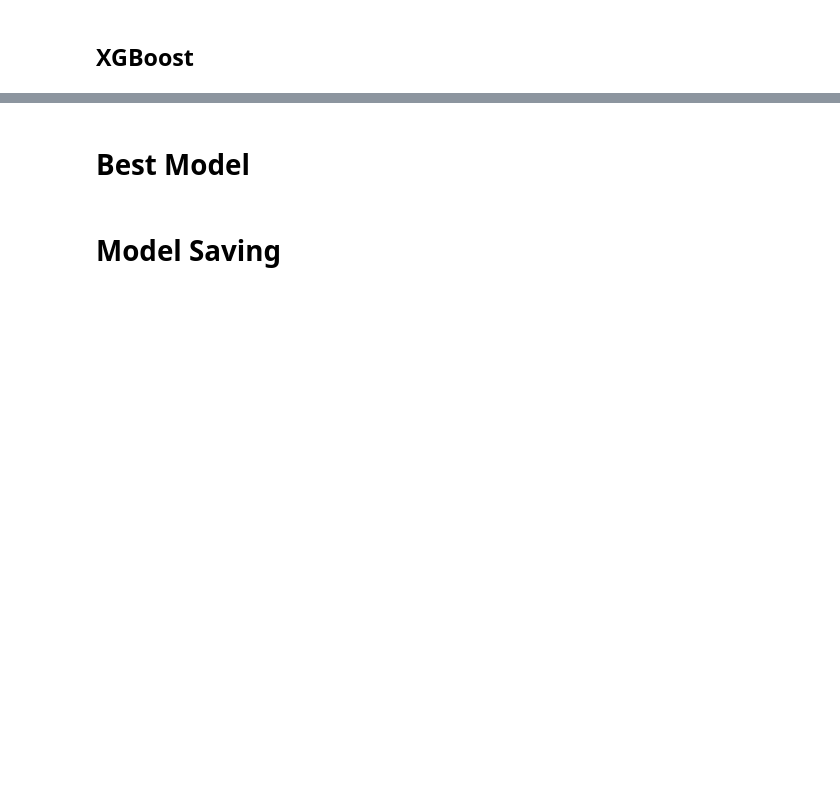
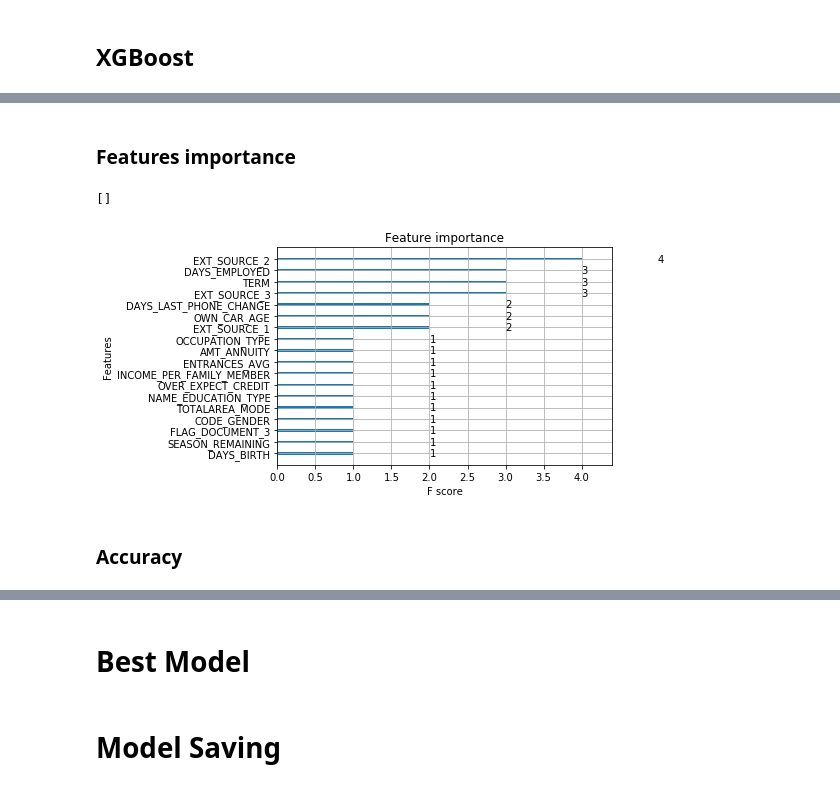
Before and after one commit to Julien-paulet/Ds_Projet7, a Jupyter notebook: P7_PAULET_JULIEN_MODEL.ipynb, the cells around one changed output, grey strips where cells are left out. Drawn from its saved outputs; the diff is of its cells as text; code cells hidden in the pictures; blank space fills up the shorter version.

```diff
--- a/P7_PAULET_JULIEN_MODEL.ipynb
+++ b/P7_PAULET_JULIEN_MODEL.ipynb
@@ -259,0 +339,7 @@ Function elapsed in:  6.6757384 s
+# %%
+dtrain = xgb.DMatrix(x_sample, label=y_sample)
+dtest = xgb.DMatrix(x_test, label=y_test)
+# %%
+param = {'max_depth': 2, 'eta': 1, 'objective': 'binary:logistic'}
+param['nthread'] = 4
+param['eval_metric'] = 'auc'
@@ -259,0 +348,11 @@ Function elapsed in:  6.6757384 s
+# %%
+num_round = 10
+bst = xgb.train(param, dtrain, num_round)
+# %% [markdown]
+### Features importance
+# %%
+xgb.plot_importance(bst)
+plt.plot()
+# %% [output]
+[]
+[figure, added]
@@ -259,0 +363,2 @@ Function elapsed in:  6.6757384 s
+# %% [markdown]
+### Accuracy
```
Also changed, not shown: parts of 23 cells of this notebook.
